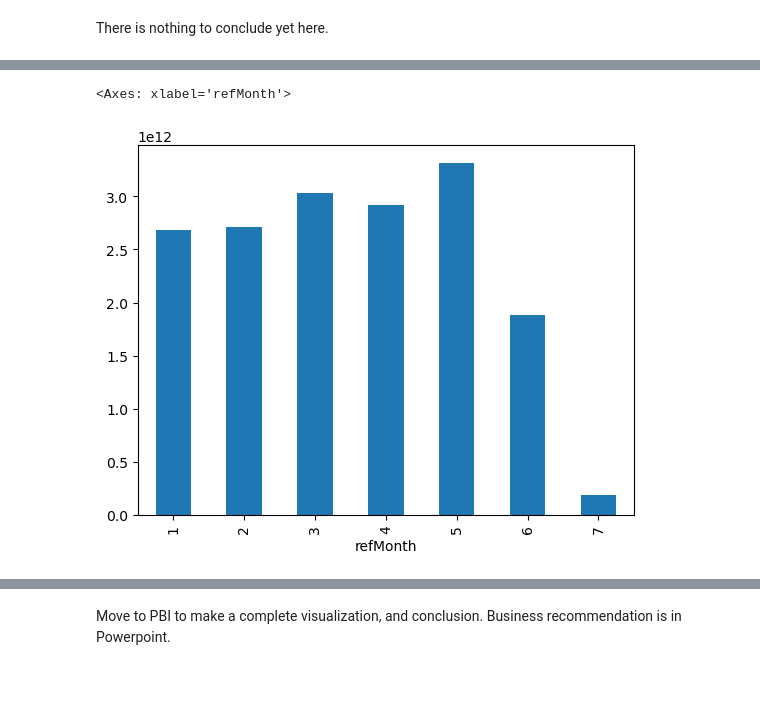
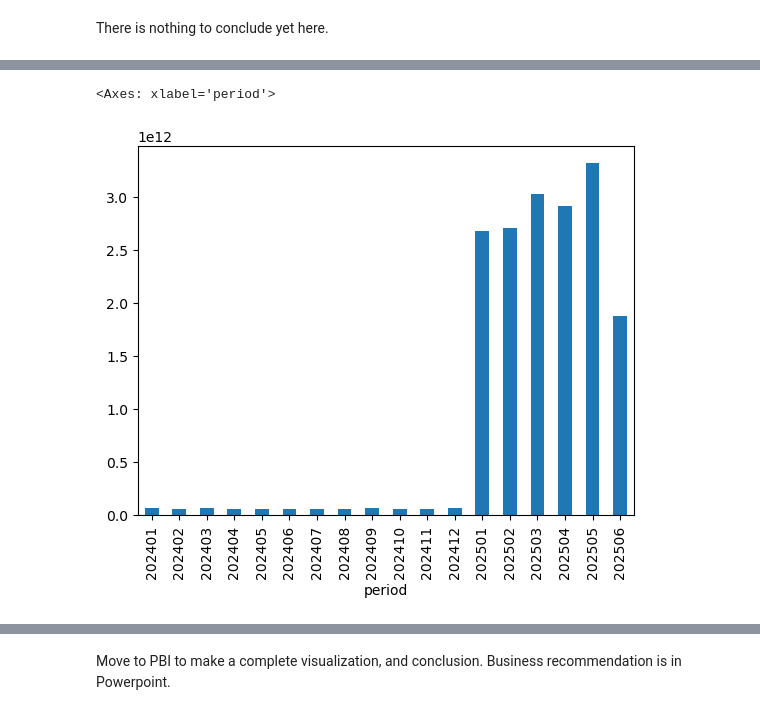
Before and after one commit to rfih/Dibimbing---DSDA, a Jupyter notebook: Final Project Data Science/Monthly.ipynb, the cells around one changed output, grey strips where cells are left out. Drawn from its saved outputs; the diff is of its cells as text; code cells hidden in the pictures; blank space fills up the shorter version.

```diff
--- a/Final Project Data Science/Monthly.ipynb
+++ b/Final Project Data Science/Monthly.ipynb
@@ -135,3 +167,6 @@ df
+# %%
+df = add_month_encoding(df, start="2024-01", end="2025-06")  # <- single call
+ic
 # %% [markdown]
 # Data Understanding
 # %%
@@ -225,7 +260,7 @@ df_copy
 # Keep only the necessary columns for analysis
 columns_to_keep = [
     'reporterCode', 'reporterDesc', 'partnerCode', 'partnerDesc',
-    'refMonth', 'flowCode', 'flowDesc',
+    'period', 'flowCode', 'flowDesc',
     'cmdCode', 'cmdDesc', 'qty', 'fobvalue', 'cifvalue', 'netWgt', 'grossWgt', 'primaryValue'
 ]
 df_copy = df_copy[columns_to_keep]
@@ -393,5 +424,8 @@ primaryValue         0
 dtype: int64
 # %%
+# Convert 'netWgt' to numeric, coerce errors to NaN
+df_copy_export['netWgt'] = pd.to_numeric(df_copy_export['netWgt'], errors='coerce')
+
 # Fill missing values in 'netWgt' with the mean of the column
 mean_netWgt = df_copy_export['netWgt'].mean()
 df_copy_export['netWgt'] = df_copy_export['netWgt'].fillna(mean_netWgt)
@@ -878,7 +916,9 @@ for col in numeric_df:
 # %% [markdown]
 There is nothing to conclude yet here.
 # %%
-top_countries = df_export.groupby('reporterDesc')['fobvalue'].sum().sort_values(ascending=False).reset_index()
+# Convert fobvalue to numeric before aggregation
+df_export['fobvalue'] = pd.to_numeric(df_export['fobvalue'], errors='coerce')
+top_countries = df_export.groupby('reporterDesc')['fobvalue'].mean().sort_values(ascending=False).reset_index()
 top_countries.head(10)
 # %% [output]
 |  | reporterDesc | fobvalue |
@@ -908,8 +948,8 @@ Passing `palette` without assigning `hue` is deprecated and will be removed in v
 # %%
-df_export.groupby(['refMonth'])['fobvalue'].sum().plot(kind='bar')
+df_export.groupby(['period'])['fobvalue'].sum().plot(kind='bar')
 # %% [output]
-<Axes: xlabel='refMonth'>
+<Axes: xlabel='period'>
-[figure, old version]
+[figure, new version]
 # %%
 # a. Trend analysis over time
 trend_df = df_export.groupby("refMonth")["fobvalue"].sum().reset_index()
```
Also changed, not shown: parts of 56 cells of this notebook, 14 other files.
